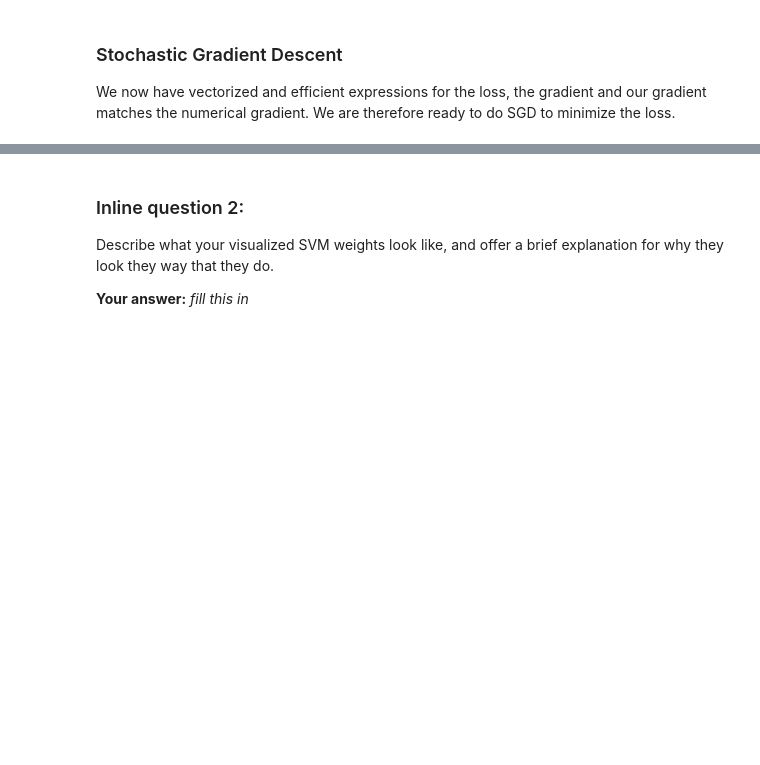
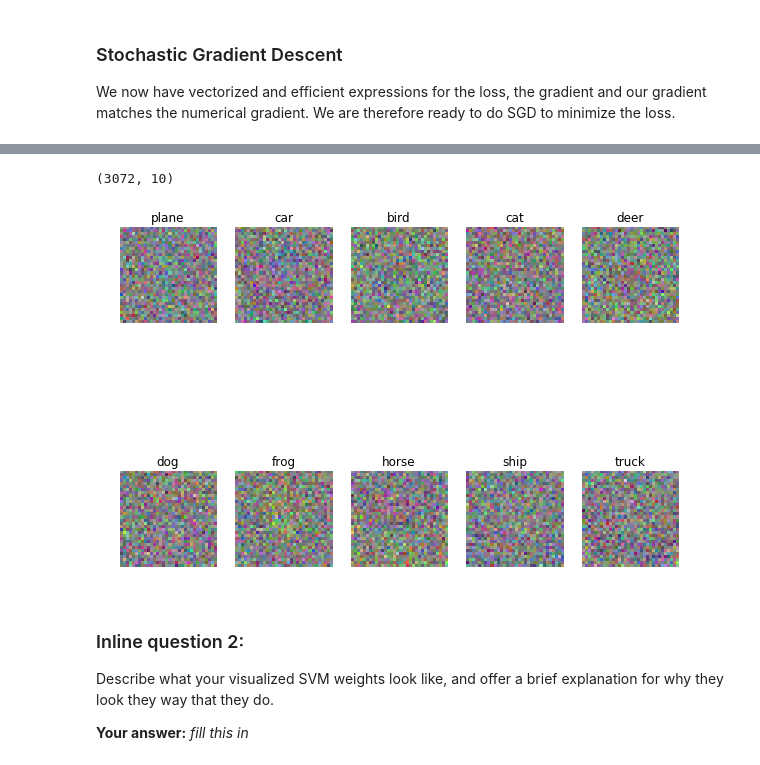
Before and after one commit to probe301/kaggle, a Jupyter notebook: CS231n_assignment1/svm.ipynb, the cells around one changed output, grey strips where cells are left out. Saved outputs shown, nothing was run; the diff lists cells and outputs as text; code cells hidden in the pictures; blank space fills up the shorter version.

```diff
--- a/CS231n_assignment1/svm.ipynb
+++ b/CS231n_assignment1/svm.ipynb
@@ -403,0 +519,27 @@ print 'linear SVM on raw pixels final test set accuracy: %f' % test_accuracy
+# %%
+# best_svm 弄坏了, 重来一次
+# lr 1.000000e-07 reg 1.000000e+04
+# train accuracy: 0.404286 val accuracy: 0.410000
+
+svm = LinearSVM()
+learning_rate = 1.000000e-07
+reg_strength = 1.000000e+04
+num_iters = 1500
+loss_hist = svm.train(X_train, y_train,
+                      learning_rate=learning_rate,
+                      reg=reg_strength,
+                      num_iters=num_iters,
+                      verbose=True)
+
+y_val_pred = svm.predict(X_val)
+val_accuracy = np.mean(y_val == y_val_pred)
+print ('linear SVM on raw pixels val set accuracy: %f' % val_accuracy)
+
+
+y_test_pred = svm.predict(X_test)
+test_accuracy = np.mean(y_test == y_test_pred)
+
+print ('linear SVM on raw pixels final test set accuracy: %f' % test_accuracy)
+
+
+best_svm = svm
@@ -404,19 +564,31 @@ print 'linear SVM on raw pixels final test set accuracy: %f' % test_accuracy
 # %%
 # Visualize the learned weights for each class.
 # Depending on your choice of learning rate and regularization strength, these may
 # or may not be nice to look at.
 w = best_svm.W[:-1,:] # strip out the bias
+print(w.shape)
+# print(mean_image.shape)
+# print(mean_image.reshape(-1, 1))
+# w += mean_image.reshape(-1, 1)
+
+
+
 w = w.reshape(32, 32, 3, 10)
 w_min, w_max = np.min(w), np.max(w)
 classes = ['plane', 'car', 'bird', 'cat', 'deer', 'dog', 'frog', 'horse', 'ship', 'truck']
-for i in xrange(10):
+for i in range(10):
+
   plt.subplot(2, 5, i + 1)
 
   # Rescale the weights to be between 0 and 255
   wimg = 255.0 * (w[:, :, :, i].squeeze() - w_min) / (w_max - w_min)
   plt.imshow(wimg.astype('uint8'))
   plt.axis('off')
+
   plt.title(classes[i])
+# %% [output]
+(3072, 10)
+[figure, added]
 # %% [markdown]
 ### Inline question 2:
 Describe what your visualized SVM weights look like, and offer a brief explanation for why they look they way that they do.
```
Also changed, not shown: parts of 19 cells of this notebook, 2 other files.
